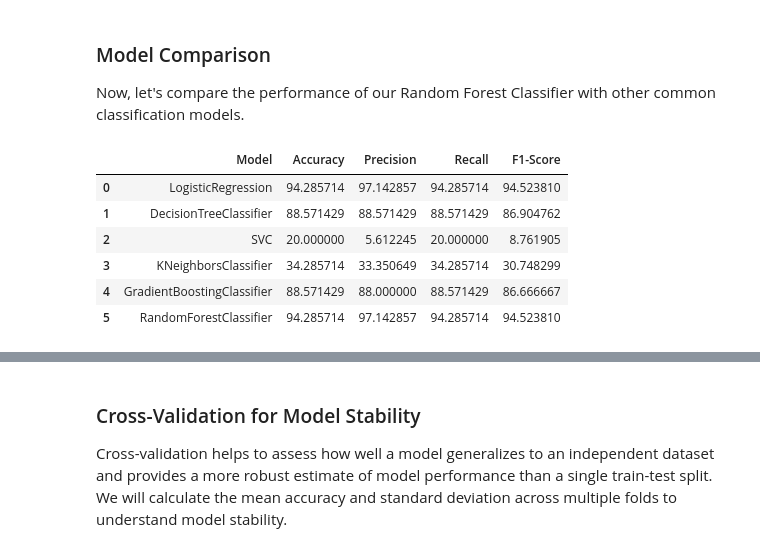
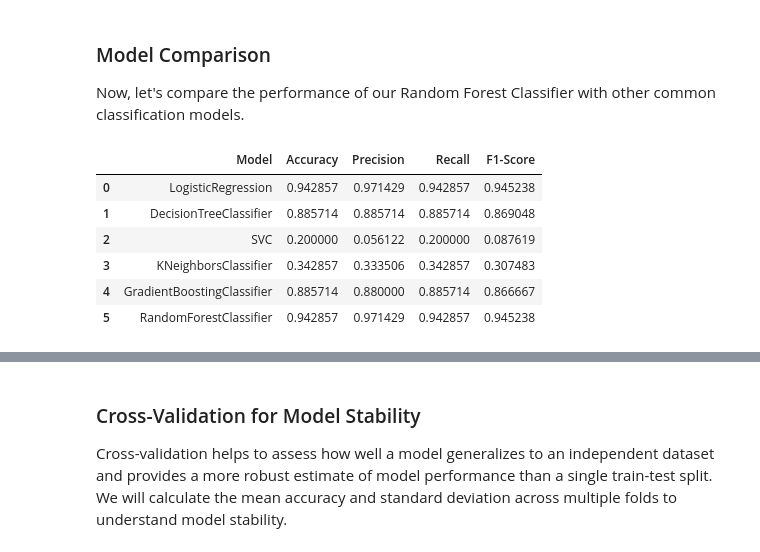
Before and after one commit to SohailaAlahmady/Graduation-Models, a Jupyter notebook: 1_General Test/General_Test_RMmodel_CoV.ipynb, the cells around one changed output, grey strips where cells are left out. Cells and saved outputs as stored; diff of their text form; code cells hidden in the pictures.

```diff
--- a/1_General Test/General_Test_RMmodel_CoV.ipynb
+++ b/1_General Test/General_Test_RMmodel_CoV.ipynb
@@ -284,43 +284,43 @@ from sklearn.ensemble import GradientBoostingClassifier
 models = {
     'LogisticRegression': LogisticRegression(max_iter=1000, random_state=42),
     'DecisionTreeClassifier': DecisionTreeClassifier(random_state=42),
     'SVC': SVC(random_state=42),
     'KNeighborsClassifier': KNeighborsClassifier(),
     'GradientBoostingClassifier': GradientBoostingClassifier(random_state=42),
     'RandomForestClassifier': RandomForestClassifier(n_estimators=10, random_state=42)
 }
 
 # Dictionary to store performance metrics
 performance_metrics = {'Model': [], 'Accuracy': [], 'Precision': [], 'Recall': [], 'F1-Score': []}
 
 for name, model in models.items():
     model.fit(x_train, y_train)
     y_pred = model.predict(x_test)
 
-    accuracy = accuracy_score(y_test, y_pred) * 100
+    accuracy = accuracy_score(y_test, y_pred)
     # For precision, recall, and f1-score, use 'weighted' average because of multi-class classification
-    precision = classification_report(y_test, y_pred, output_dict=True, zero_division=0)['weighted avg']['precision'] * 100
-    recall = classification_report(y_test, y_pred, output_dict=True, zero_division=0)['weighted avg']['recall'] * 100
-    f1 = classification_report(y_test, y_pred, output_dict=True, zero_division=0)['weighted avg']['f1-score'] * 100
+    precision = classification_report(y_test, y_pred, output_dict=True, zero_division=0)['weighted avg']['precision']
+    recall = classification_report(y_test, y_pred, output_dict=True, zero_division=0)['weighted avg']['recall']
+    f1 = classification_report(y_test, y_pred, output_dict=True, zero_division=0)['weighted avg']['f1-score']
 
     performance_metrics['Model'].append(name)
     performance_metrics['Accuracy'].append(accuracy)
     performance_metrics['Precision'].append(precision)
     performance_metrics['Recall'].append(recall)
     performance_metrics['F1-Score'].append(f1)
 
 # Create a DataFrame from the performance metrics
 performance_df = pd.DataFrame(performance_metrics)
 
 display(performance_df)
 # %% [output]
 |  | Model | Accuracy | Precision | Recall | F1-Score |
-| 0 | LogisticRegression | 94.285714 | 97.142857 | 94.285714 | 94.523810 |
-| 1 | DecisionTreeClassifier | 88.571429 | 88.571429 | 88.571429 | 86.904762 |
-| 2 | SVC | 20.000000 | 5.612245 | 20.000000 | 8.761905 |
-| 3 | KNeighborsClassifier | 34.285714 | 33.350649 | 34.285714 | 30.748299 |
-| 4 | GradientBoostingClassifier | 88.571429 | 88.000000 | 88.571429 | 86.666667 |
-| 5 | RandomForestClassifier | 94.285714 | 97.142857 | 94.285714 | 94.523810 |
+| 0 | LogisticRegression | 0.942857 | 0.971429 | 0.942857 | 0.945238 |
+| 1 | DecisionTreeClassifier | 0.885714 | 0.885714 | 0.885714 | 0.869048 |
+| 2 | SVC | 0.200000 | 0.056122 | 0.200000 | 0.087619 |
+| 3 | KNeighborsClassifier | 0.342857 | 0.333506 | 0.342857 | 0.307483 |
+| 4 | GradientBoostingClassifier | 0.885714 | 0.880000 | 0.885714 | 0.866667 |
+| 5 | RandomForestClassifier | 0.942857 | 0.971429 | 0.942857 | 0.945238 |
 # %%
 fig, axes = plt.subplots(2, 2, figsize=(15, 10))
 axes = axes.flatten() # Flatten the 2x2 array of axes for easy iteration
```
Also changed, not shown: parts of 2 cells of this notebook.
